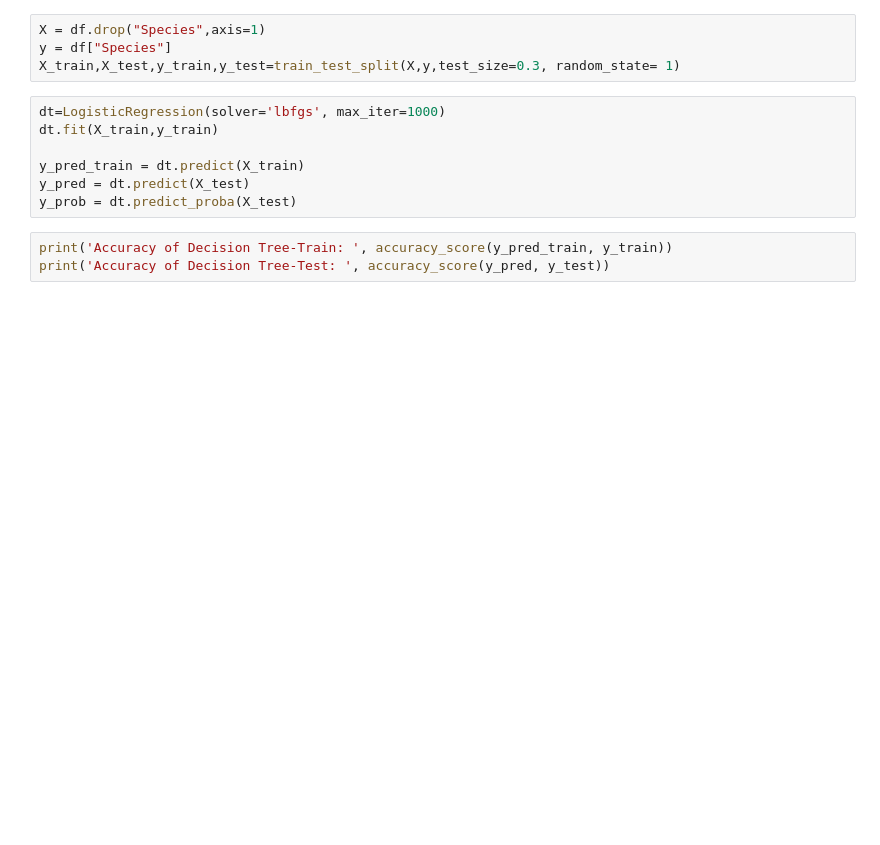
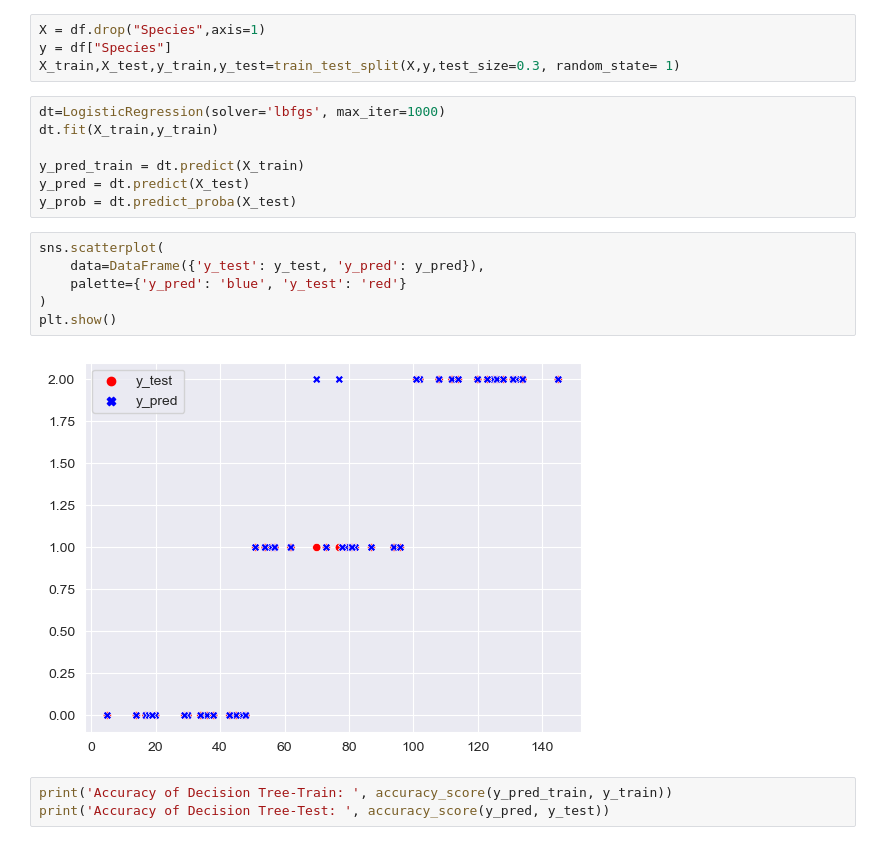
Before and after one commit to Ta3ikNSU/MLL, a Jupyter notebook: 3.Logistic Regression.ipynb, the cells around one changed output. Cells and saved outputs as stored; diff of their text form; blank space fills up the shorter version.

```diff
--- a/3.Logistic Regression.ipynb
+++ b/3.Logistic Regression.ipynb
@@ -48,6 +64,14 @@ dt.fit(X_train,y_train)
 y_pred_train = dt.predict(X_train)
 y_pred = dt.predict(X_test)
 y_prob = dt.predict_proba(X_test)
+# %%
+sns.scatterplot(
+    data=DataFrame({'y_test': y_test, 'y_pred': y_pred}),
+    palette={'y_pred': 'blue', 'y_test': 'red'}
+)
+plt.show()
+# %% [output]
+[figure, added]
 # %%
 print('Accuracy of Decision Tree-Train: ', accuracy_score(y_pred_train, y_train))
 print('Accuracy of Decision Tree-Test: ', accuracy_score(y_pred, y_test))
```
Also changed, not shown: parts of 2 cells of this notebook, 2 other files.
